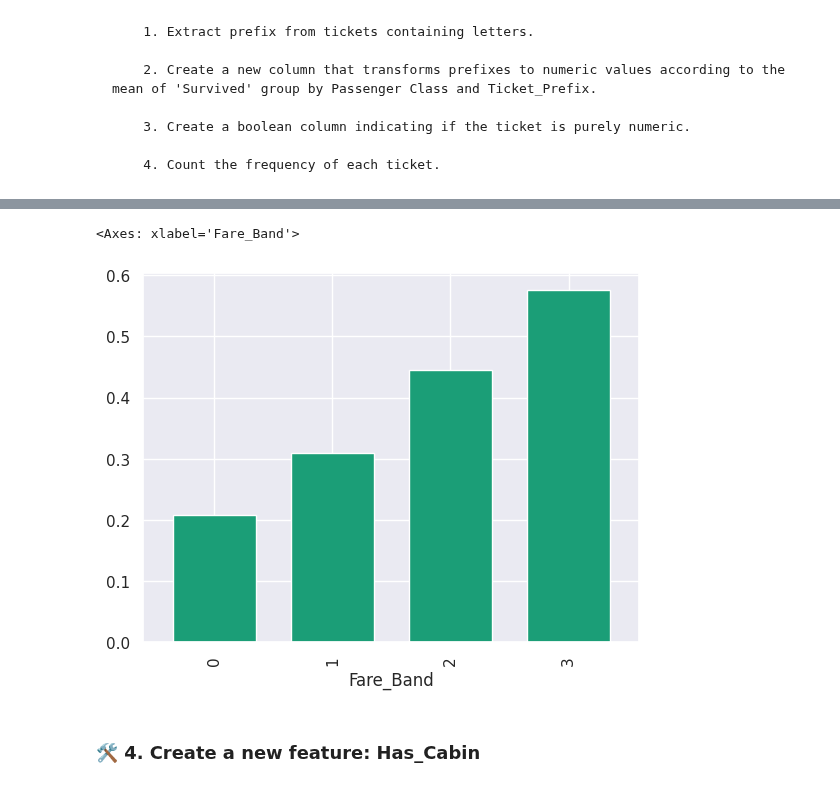
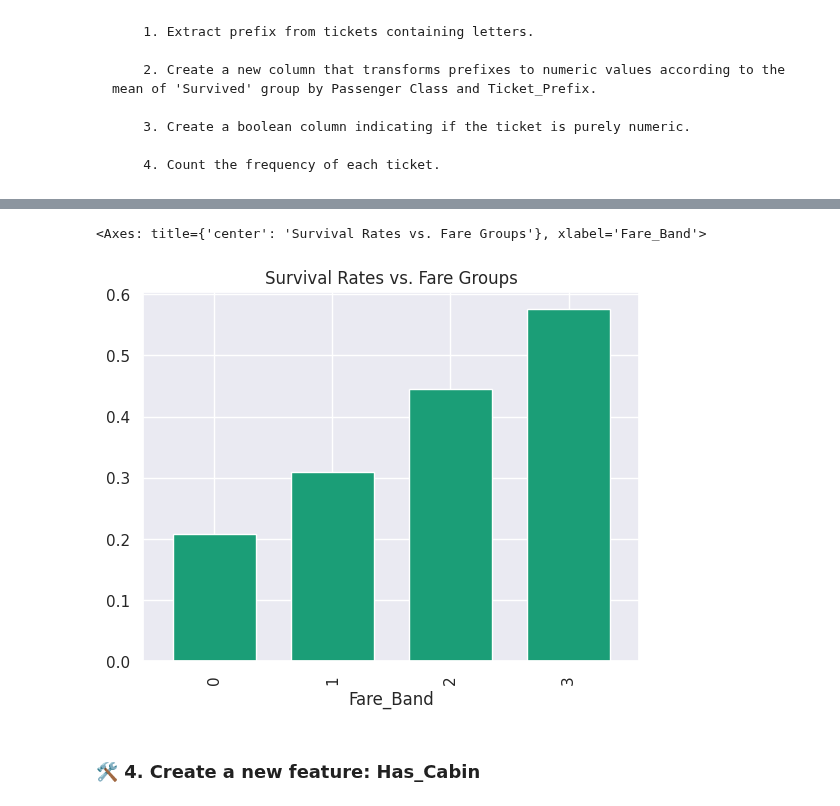
Before and after one commit to yigaai/StoryTelling_with_Data_myTelescope, a Jupyter notebook: titanic-survival-prediction.ipynb, the cells around one changed output, grey strips where cells are left out. Saved outputs shown, nothing was run; the diff lists cells and outputs as text; code cells hidden in the pictures.

```diff
--- a/titanic-survival-prediction.ipynb
+++ b/titanic-survival-prediction.ipynb
@@ -625,11 +636,12 @@ df.sample(2)
 # %%
 # the relationship between Fare Band and Survival Status:
 
 df.groupby(['Fare_Band'])['Survived'].mean().plot(kind='bar',
-                                                  width=0.7)
+                                                  width=0.7,
+                                                  title='Survival Rates vs. Fare Groups')
 # %% [output]
-<Axes: xlabel='Fare_Band'>
+<Axes: title={'center': 'Survival Rates vs. Fare Groups'}, xlabel='Fare_Band'>
-[figure, old version]
+[figure, new version]
 # %% [markdown]
  ### **🛠️ 4. Create a new feature: Has_Cabin**
 # %%
```
Also changed, not shown: parts of 19 cells of this notebook.
